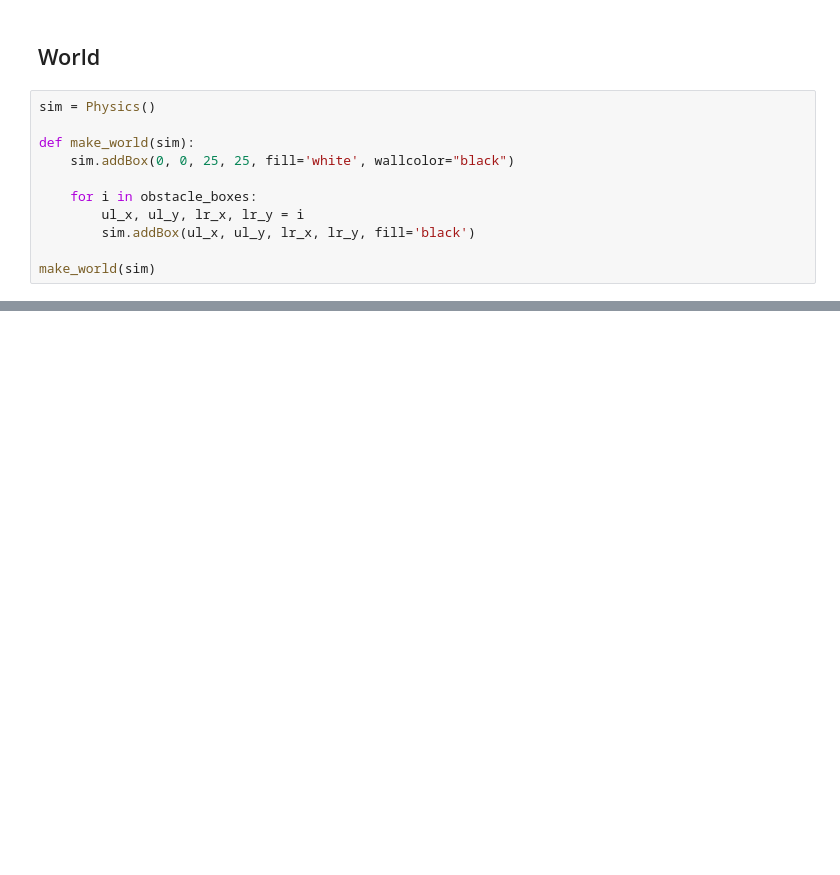
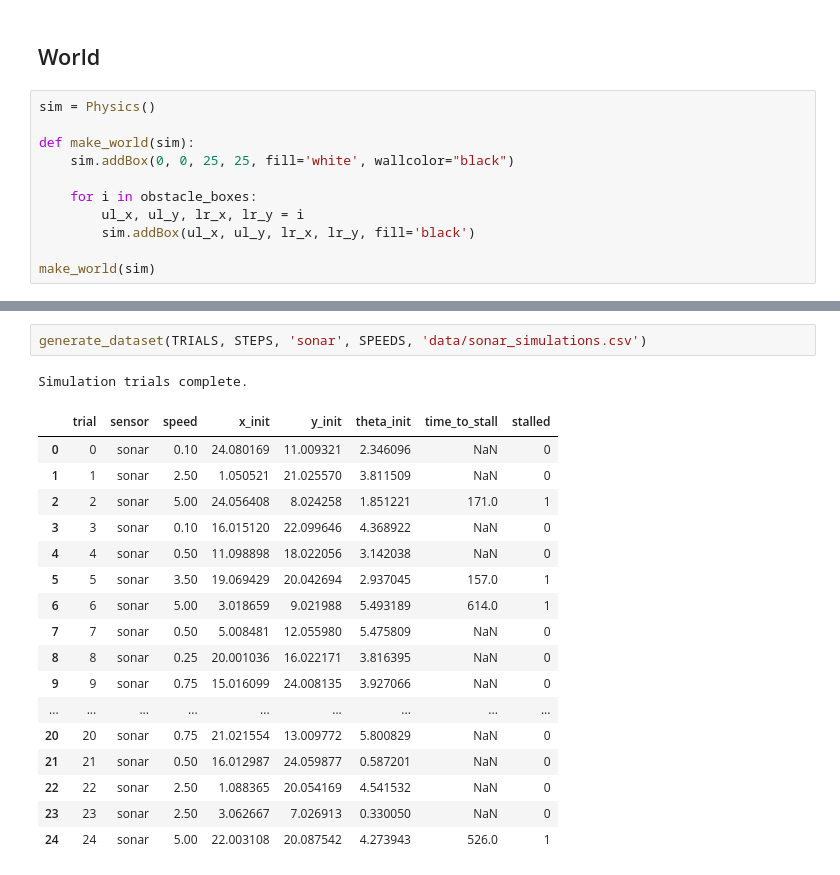
Before and after one commit to aaprile2/collision_avoidance_bayes_analysis, a Jupyter notebook: simulation.ipynb, the cells around one changed output, grey strips where cells are left out. Drawn from its saved outputs; the diff is of its cells as text; blank space fills up the shorter version.

```diff
--- a/simulation.ipynb
+++ b/simulation.ipynb
@@ -66,0 +267,21 @@ sim.draw(canvas)
+# %%
+generate_dataset(TRIALS, STEPS, 'sonar', SPEEDS, 'data/sonar_simulations.csv')
+# %% [output]
+Simulation trials complete.
+|  | trial | sensor | speed | x_init | y_init | theta_init | time_to_stall | stalled |
+| 0 | 0 | sonar | 0.10 | 24.080169 | 11.009321 | 2.346096 | NaN | 0 |
+| 1 | 1 | sonar | 2.50 | 1.050521 | 21.025570 | 3.811509 | NaN | 0 |
+| 2 | 2 | sonar | 5.00 | 24.056408 | 8.024258 | 1.851221 | 171.0 | 1 |
+| 3 | 3 | sonar | 0.10 | 16.015120 | 22.099646 | 4.368922 | NaN | 0 |
+| 4 | 4 | sonar | 0.50 | 11.098898 | 18.022056 | 3.142038 | NaN | 0 |
+| 5 | 5 | sonar | 3.50 | 19.069429 | 20.042694 | 2.937045 | 157.0 | 1 |
+| 6 | 6 | sonar | 5.00 | 3.018659 | 9.021988 | 5.493189 | 614.0 | 1 |
+| 7 | 7 | sonar | 0.50 | 5.008481 | 12.055980 | 5.475809 | NaN | 0 |
+| 8 | 8 | sonar | 0.25 | 20.001036 | 16.022171 | 3.816395 | NaN | 0 |
+| 9 | 9 | sonar | 0.75 | 15.016099 | 24.008135 | 3.927066 | NaN | 0 |
+| ... | ... | ... | ... | ... | ... | ... | ... | ... |
+| 20 | 20 | sonar | 0.75 | 21.021554 | 13.009772 | 5.800829 | NaN | 0 |
+| 21 | 21 | sonar | 0.50 | 16.012987 | 24.059877 | 0.587201 | NaN | 0 |
+| 22 | 22 | sonar | 2.50 | 1.088365 | 20.054169 | 4.541532 | NaN | 0 |
+| 23 | 23 | sonar | 2.50 | 3.062667 | 7.026913 | 0.330050 | NaN | 0 |
+| 24 | 24 | sonar | 5.00 | 22.003108 | 20.087542 | 4.273943 | 526.0 | 1 |
```
Also changed, not shown: parts of 14 cells of this notebook, 3 other files.
